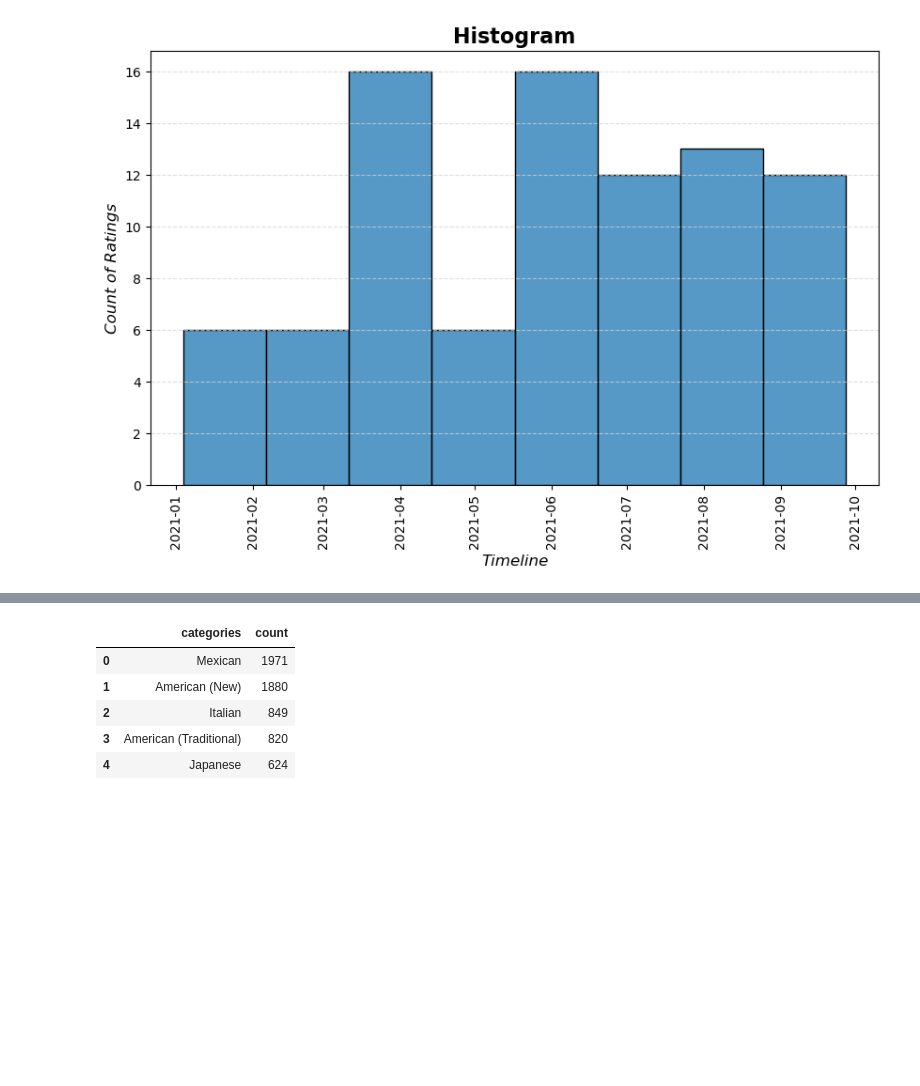
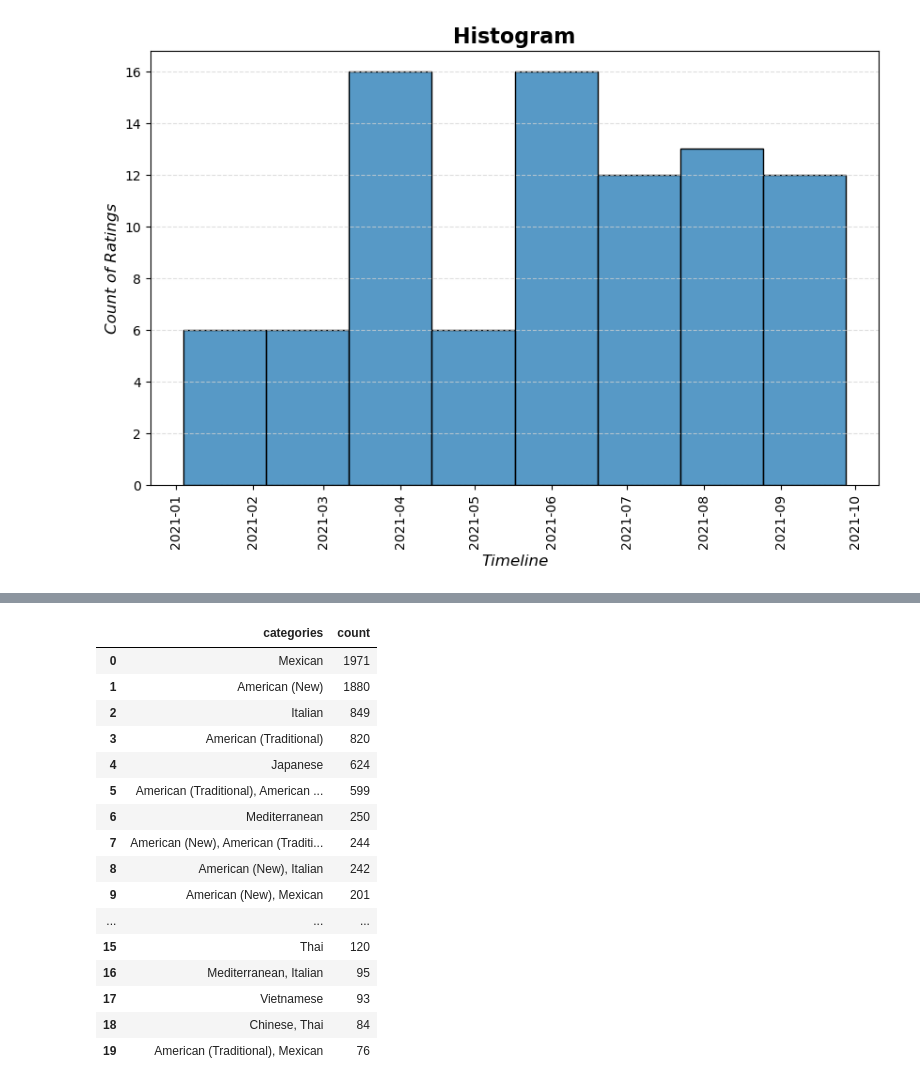
Before and after one commit to busen1022/project_3_group_16, a Jupyter notebook: queries.ipynb, the cells around one changed output, grey strips where cells are left out. Cells and saved outputs as stored; diff of their text form; code cells hidden in the pictures; blank space fills up the shorter version.

```diff
--- a/queries.ipynb
+++ b/queries.ipynb
@@ -206,19 +206,32 @@ df.head()
 # %%
 # Donut Chart
 
-donut_query = """
+min_stars = 0
+query = f"""
     SELECT categories, COUNT(*) as count
     FROM santa_barbara_food
+    WHERE stars >= {min_stars}
     GROUP BY categories
     ORDER BY count DESC;
     """
 
-df = pd.read_sql(text(donut_query), con = engine)
-df.head()
+df = pd.read_sql(text(query), con = engine)
+df.head(20)
 # %% [output]
 |  | categories | count |
 | 0 | Mexican | 1971 |
 | 1 | American (New) | 1880 |
 | 2 | Italian | 849 |
 | 3 | American (Traditional) | 820 |
 | 4 | Japanese | 624 |
+| 5 | American (Traditional), American ... | 599 |
+| 6 | Mediterranean | 250 |
+| 7 | American (New), American (Traditi... | 244 |
+| 8 | American (New), Italian | 242 |
+| 9 | American (New), Mexican | 201 |
+| ... | ... | ... |
+| 15 | Thai | 120 |
+| 16 | Mediterranean, Italian | 95 |
+| 17 | Vietnamese | 93 |
+| 18 | Chinese, Thai | 84 |
+| 19 | American (Traditional), Mexican | 76 |
```
Also changed, not shown: parts of 2 cells of this notebook.
